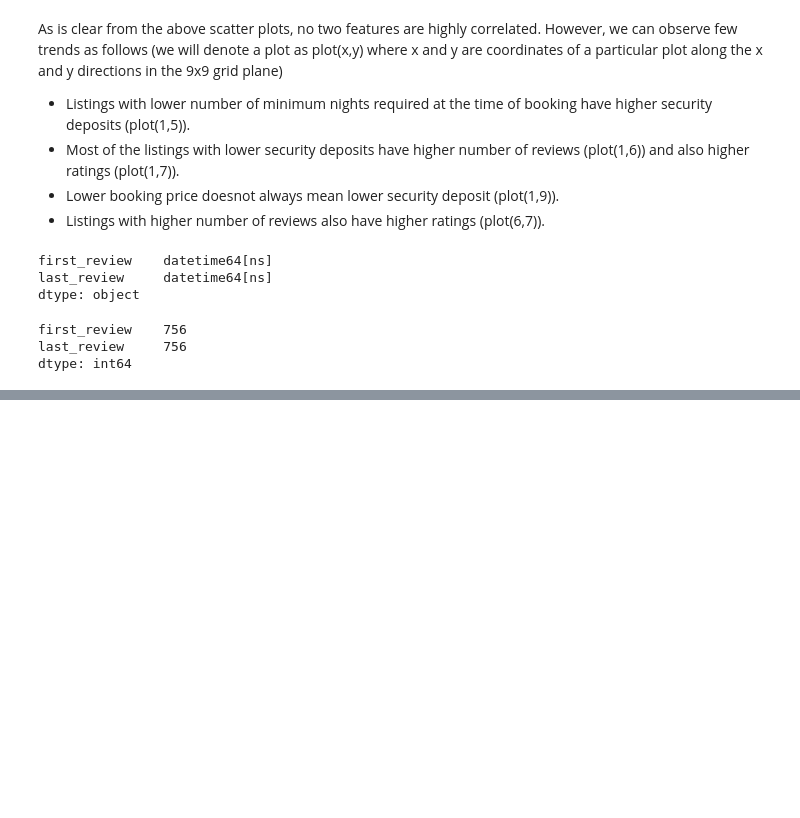
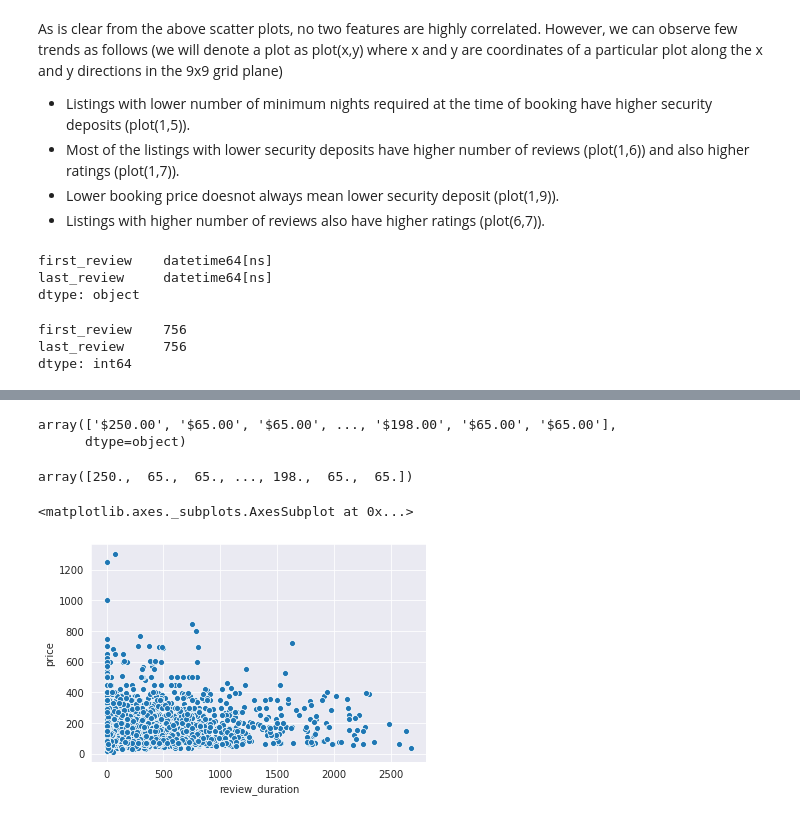
Before and after one commit to nabanitarimpi/airbnb-data-analysis, a Jupyter notebook: airbnb_data_analysis.ipynb, the cells around one changed output, grey strips where cells are left out. Cells and saved outputs as stored; diff of their text form; code cells hidden in the pictures; blank space fills up the shorter version.

```diff
--- a/airbnb_data_analysis.ipynb
+++ b/airbnb_data_analysis.ipynb
@@ -1502,5 +1337,3 @@ boston_df[['first_review', 'last_review']].isnull().sum()
 first_review    756
 last_review     756
 dtype: int64
-# %%
-boston_df.dropna(subset=['first_review', 'last_review'], inplace=True)
@@ -1506,0 +1374,4 @@ boston_df.dropna(subset=['first_review', 'last_review'], inplace=True)
+# %%
+boston_df['review_duration'] = boston_df.apply(lambda x: abs((x['first_review']-x['last_review']).days)
+                                               if((pd.notnull(x['first_review'])) and (pd.notnull(x['last_review'])))
+                                               else np.nan, axis=1)
@@ -1507,4 +1393,16 @@ boston_df.dropna(subset=['first_review', 'last_review'], inplace=True)
+# %%
+boston_df['price'].values
+# %% [output]
+array(['$250.00', '$65.00', '$65.00', ..., '$198.00', '$65.00', '$65.00'],
+      dtype=object)
 # %%
-boston_df['first_review'] = boston_df['first_review'].apply(lambda x:x.date())
+boston_df['price'] = boston_df['price'].apply(lambda x:float(x.strip("$").replace(",", "")))
-# %%
-boston_df['last_review'] = boston_df['last_review'].apply(lambda x:x.date())
+# %%
+boston_df['price'].values
+# %% [output]
+array([250.,  65.,  65., ..., 198.,  65.,  65.])
+# %%
+sns.scatterplot(x='review_duration', y='price', data=boston_df)
+# %% [output]
+<matplotlib.axes._subplots.AxesSubplot at 0x...>
+[figure, added]
```
Also changed, not shown: parts of 66 cells of this notebook.
